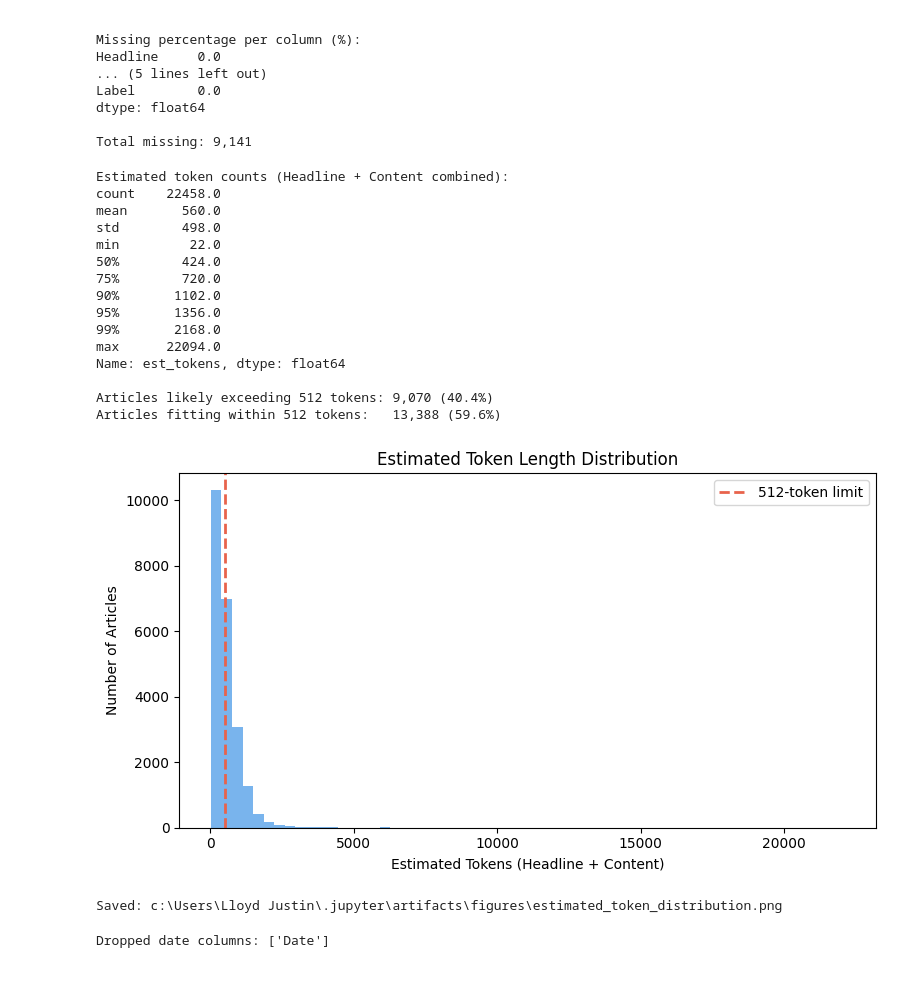
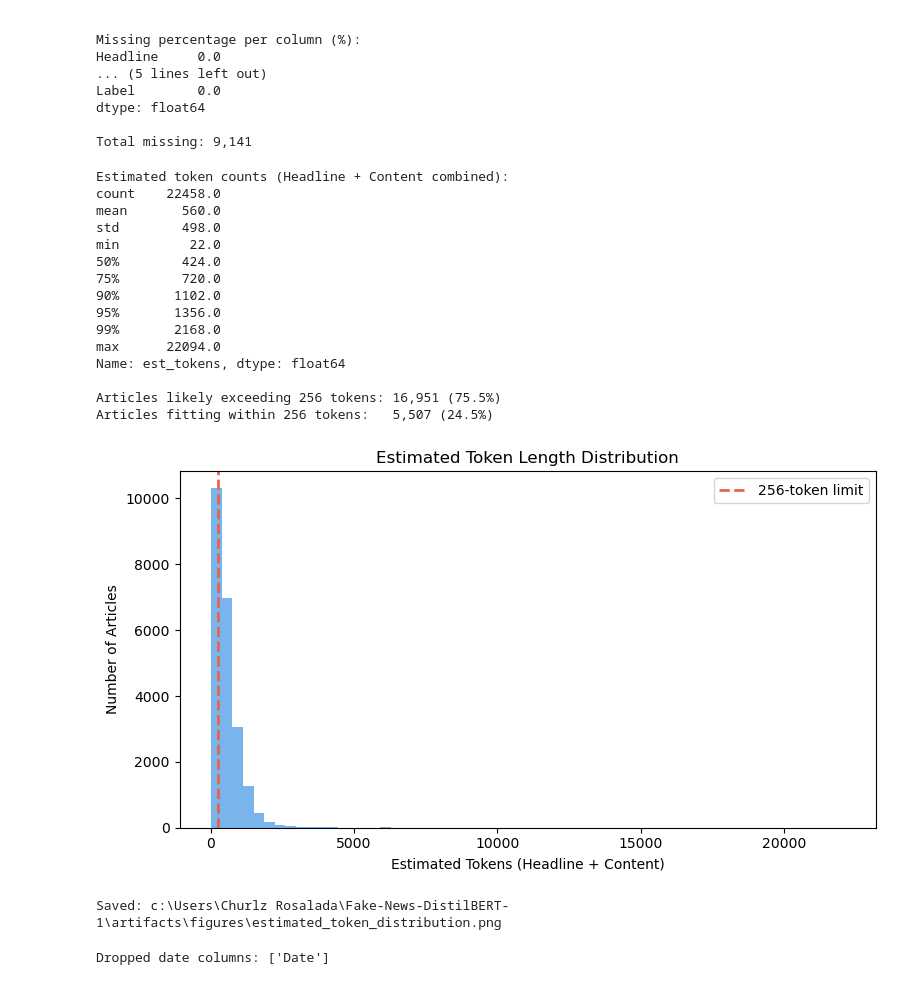
Before and after one commit to Shang-QT/Fake-News-DistilBERT, a Jupyter notebook: MachineLearning.ipynb, the cells around one changed output. Saved outputs shown, nothing was run; the diff lists cells and outputs as text; code cells hidden in the pictures.

Commit message:
updated tokens to 256

```diff
--- a/MachineLearning.ipynb
+++ b/MachineLearning.ipynb
@@ -265,7 +271,7 @@ Total missing: 9,141
 import matplotlib.pyplot as plt
 import seaborn as sns
 
-# Text length distribution check for DistilBERT max sequence length (512 tokens)
+# Text length distribution check for DistilBERT max sequence length (256 tokens)
 df["headline_chars"] = df["Headline"].fillna("").astype(str).str.len()
 df["content_chars"] = df["Content"].fillna("").astype(str).str.len()
 df["combined_chars"] = df["headline_chars"] + df["content_chars"]
@@ -274,43 +280,43 @@ df["est_tokens"] = (df["combined_chars"] / 4.5).astype(int)
 print("Estimated token counts (Headline + Content combined):")
 print(df["est_tokens"].describe(percentiles=[0.5, 0.75, 0.9, 0.95, 0.99]).round(0))
 
-over_512 = (df["est_tokens"] > 512).sum()
-within_512 = len(df) - over_512
+over_256 = (df["est_tokens"] > 256).sum()
+within_256 = len(df) - over_256
 
-print(f"\nArticles likely exceeding 512 tokens: {over_512:,} ({over_512/len(df)*100:.1f}%)")
-print(f"Articles fitting within 512 tokens:   {within_512:,} ({within_512/len(df)*100:.1f}%)")
+print(f"\nArticles likely exceeding 256 tokens: {over_256:,} ({over_256/len(df)*100:.1f}%)")
+print(f"Articles fitting within 256 tokens:   {within_256:,} ({within_256/len(df)*100:.1f}%)")
 
 # Distribution plot
 fig, ax = plt.subplots(figsize=(8, 4.5))
 sns.histplot(df["est_tokens"], bins=60, color="#4C9BE8", edgecolor=None, ax=ax)
-ax.axvline(512, color="#E8634C", linestyle="--", linewidth=2, label="512-token limit")
+ax.axvline(256, color="#E8634C", linestyle="--", linewidth=2, label="256-token limit")
 ax.set_title("Estimated Token Length Distribution")
 ax.set_xlabel("Estimated Tokens (Headline + Content)")
 ax.set_ylabel("Number of Articles")
 ax.legend()
 plt.tight_layout()
 token_plot_path = FIGURE_DIR / "estimated_token_distribution.png"
 plt.savefig(token_plot_path, dpi=150, bbox_inches="tight")
 plt.show()
 print(f"Saved: {token_plot_path}")
 # %% [output]
 Estimated token counts (Headline + Content combined):
 count    22458.0
 mean       560.0
 std        498.0
 min         22.0
 50%        424.0
 75%        720.0
 90%       1102.0
 95%       1356.0
 99%       2168.0
 max      22094.0
 Name: est_tokens, dtype: float64
 
-Articles likely exceeding 512 tokens: 9,070 (40.4%)
-Articles fitting within 512 tokens:   13,388 (59.6%)
+Articles likely exceeding 256 tokens: 16,951 (75.5%)
+Articles fitting within 256 tokens:   5,507 (24.5%)
-[figure, old version]
+[figure, new version]
-Saved: c:\Users\Lloyd Justin\.jupyter\artifacts\figures\estimated_token_distribution.png
+Saved: c:\Users\Churlz Rosalada\Fake-News-DistilBERT-1\artifacts\figures\estimated_token_distribution.png
 # %%
 # Drop only the exact 'date' column (case-insensitive), not other date-like columns
 date_cols = [c for c in df.columns if str(c).strip().lower() == "date"]
```
Also changed, not shown: parts of 20 cells of this notebook, 2 other files.
